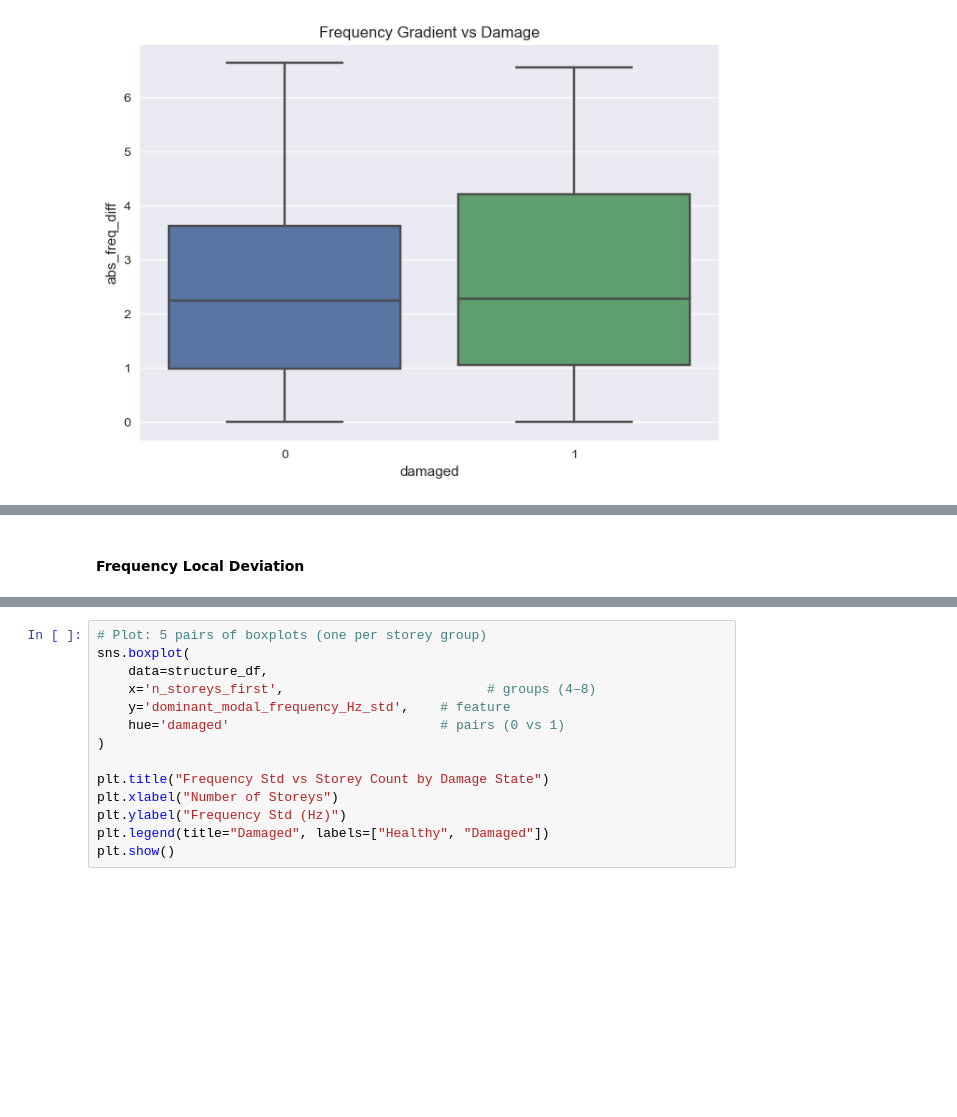
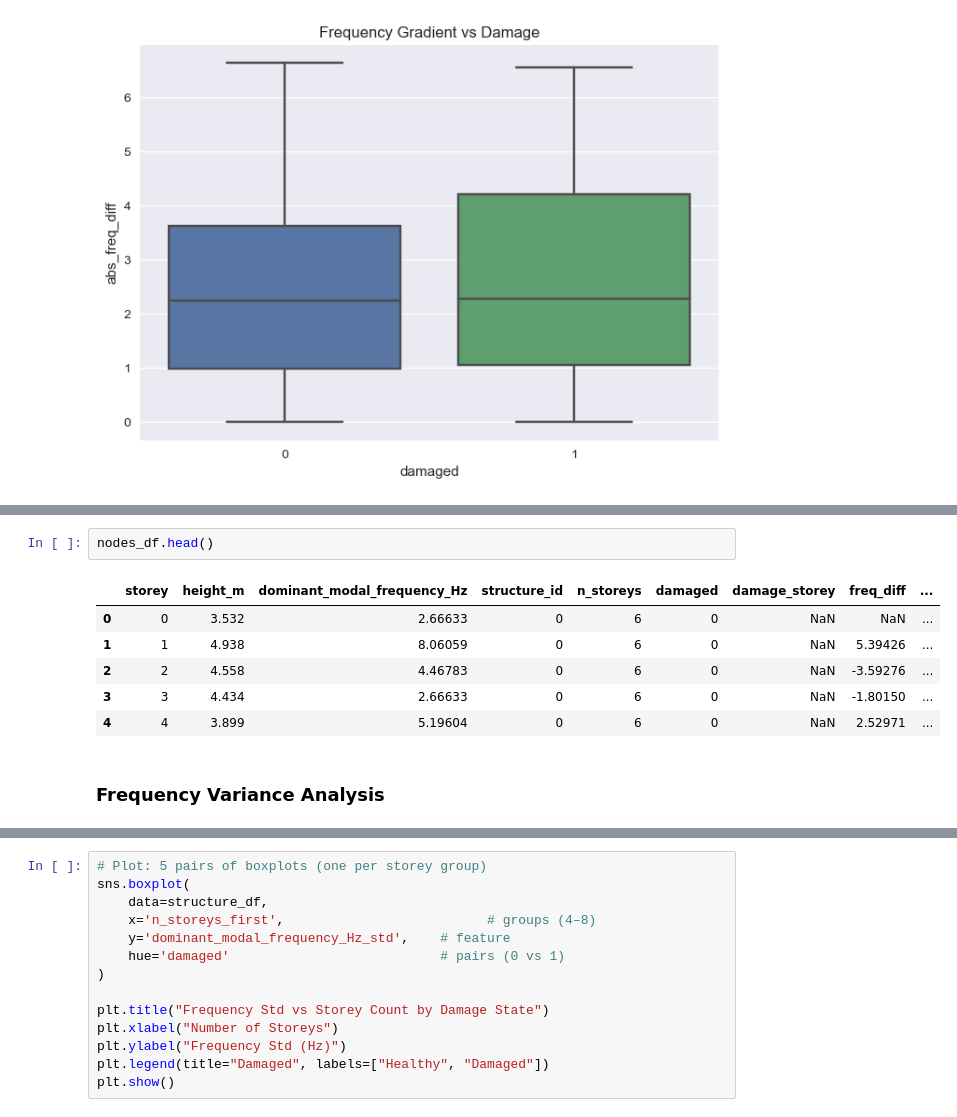
Before and after one commit to Samuel91-design/PBSHM-challenge, a Jupyter notebook: Version2.ipynb, the cells around one changed output, grey strips where cells are left out. Drawn from its saved outputs; the diff is of its cells as text; blank space fills up the shorter version.

```diff
--- a/Version2.ipynb
+++ b/Version2.ipynb
@@ -226,2 +248,11 @@ plt.show()
+# %%
+nodes_df.head()
+# %% [output]
+|  | storey | height_m | dominant_modal_frequency_Hz | structure_id | n_storeys | damaged | damage_storey | freq_diff | ... |
+| 0 | 0 | 3.532 | 2.66633 | 0 | 6 | 0 | NaN | NaN | ... |
+| 1 | 1 | 4.938 | 8.06059 | 0 | 6 | 0 | NaN | 5.39426 | ... |
+| 2 | 2 | 4.558 | 4.46783 | 0 | 6 | 0 | NaN | -3.59276 | ... |
+| 3 | 3 | 4.434 | 2.66633 | 0 | 6 | 0 | NaN | -1.80150 | ... |
+| 4 | 4 | 3.899 | 5.19604 | 0 | 6 | 0 | NaN | 2.52971 | ... |
 # %% [markdown]
-#### Frequency Local Deviation
+### Frequency Variance Analysis
```
Also changed, not shown: parts of 37 cells of this notebook.
